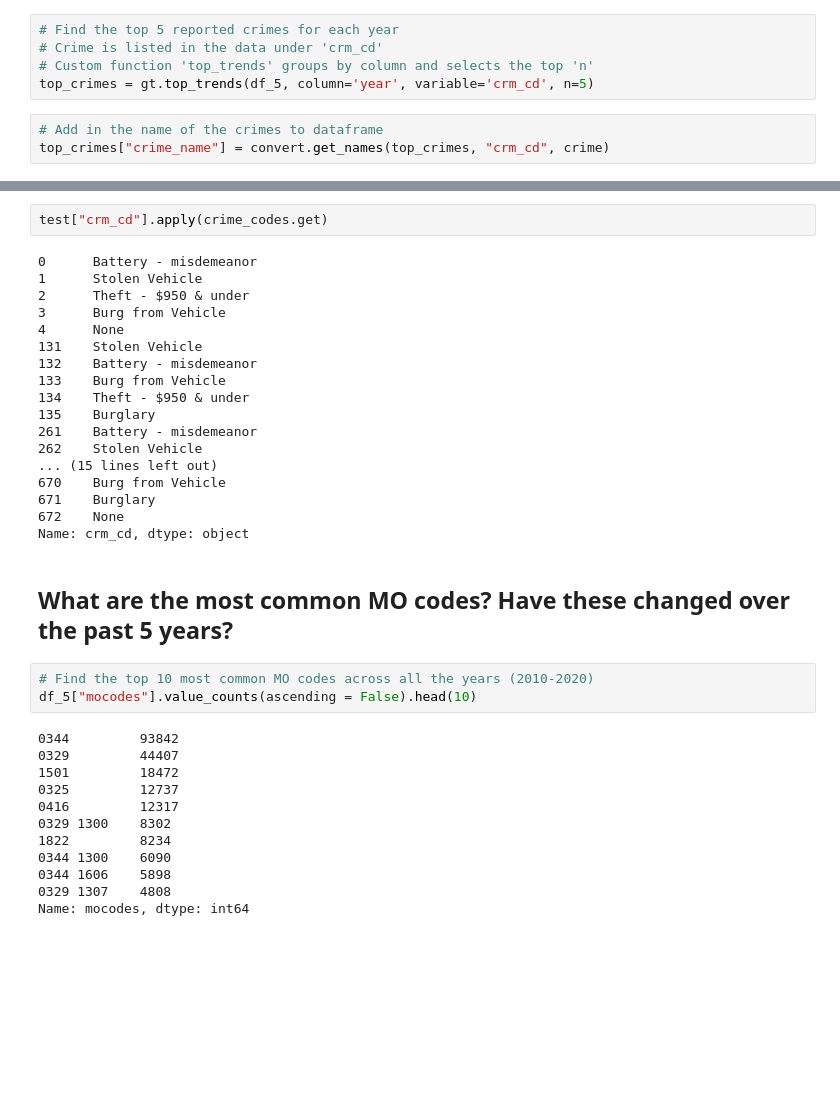
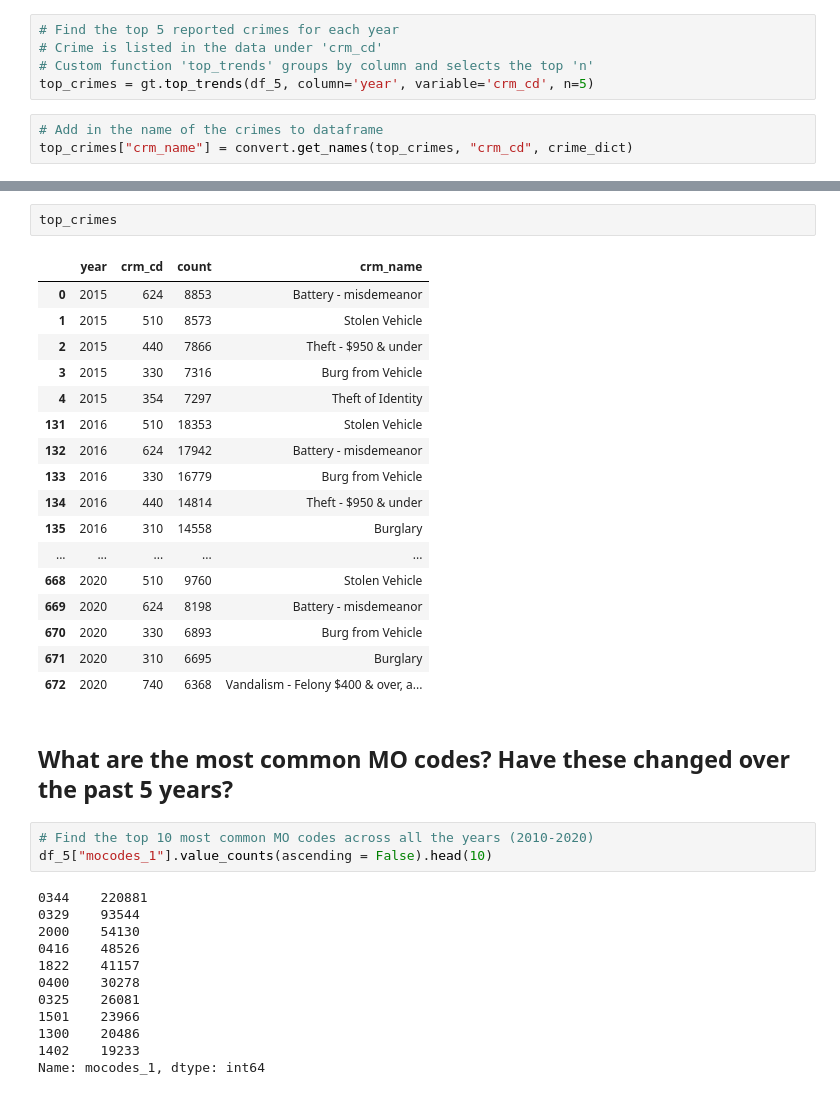
Before and after one commit to veeps/LA_innovation_team, a Jupyter notebook: code/002_EDA.ipynb, the cells around one changed output, grey strips where cells are left out. Drawn from its saved outputs; the diff is of its cells as text; blank space fills up the shorter version.

Commit message:
moved crime and MO codes to json files

```diff
--- a/code/002_EDA.ipynb
+++ b/code/002_EDA.ipynb
@@ -72,4 +73,4 @@ df_5 = df[df["date_rptd"] > (pd.datetime.now()- pd.DateOffset(years=5))]
 top_crimes = gt.top_trends(df_5, column='year', variable='crm_cd', n=5)
 # %%
 # Add in the name of the crimes to dataframe
-top_crimes["crime_name"] = convert.get_names(top_crimes, "crm_cd", crime)
+top_crimes["crm_name"] = convert.get_names(top_crimes, "crm_cd", crime_dict)
@@ -98,40 +77,40 @@ test
-# %%
-test["crm_cd"].apply(crime_codes.get)
-# %% [output]
-0      Battery - misdemeanor
-1      Stolen Vehicle
-2      Theft - $950 & under
-3      Burg from Vehicle
-4      None
-131    Stolen Vehicle
-132    Battery - misdemeanor
-133    Burg from Vehicle
-134    Theft - $950 & under
-135    Burglary
-261    Battery - misdemeanor
-262    Stolen Vehicle
-... (15 lines left out)
-670    Burg from Vehicle
-671    Burglary
-672    None
-Name: crm_cd, dtype: object
+# %%
+top_crimes
+# %% [output]
+|  | year | crm_cd | count | crm_name |
+| 0 | 2015 | 624 | 8853 | Battery - misdemeanor |
+| 1 | 2015 | 510 | 8573 | Stolen Vehicle |
+| 2 | 2015 | 440 | 7866 | Theft - $950 & under |
+| 3 | 2015 | 330 | 7316 | Burg from Vehicle |
+| 4 | 2015 | 354 | 7297 | Theft of Identity |
+| 131 | 2016 | 510 | 18353 | Stolen Vehicle |
+| 132 | 2016 | 624 | 17942 | Battery - misdemeanor |
+| 133 | 2016 | 330 | 16779 | Burg from Vehicle |
+| 134 | 2016 | 440 | 14814 | Theft - $950 & under |
+| 135 | 2016 | 310 | 14558 | Burglary |
+| ... | ... | ... | ... | ... |
+| 668 | 2020 | 510 | 9760 | Stolen Vehicle |
+| 669 | 2020 | 624 | 8198 | Battery - misdemeanor |
+| 670 | 2020 | 330 | 6893 | Burg from Vehicle |
+| 671 | 2020 | 310 | 6695 | Burglary |
+| 672 | 2020 | 740 | 6368 | Vandalism - Felony $400 & over, a... |
 # %% [markdown]
 ## What are the most common MO codes? Have these changed over the past 5 years?
 # %%
 # Find the top 10 most common MO codes across all the years (2010-2020)
-df_5["mocodes"].value_counts(ascending = False).head(10)
+df_5["mocodes_1"].value_counts(ascending = False).head(10)
 # %% [output]
-0344         93842
-0329         44407
-1501         18472
-0325         12737
-0416         12317
-0329 1300    8302
-1822         8234
-0344 1300    6090
-0344 1606    5898
-0329 1307    4808
-Name: mocodes, dtype: int64
+0344    220881
+0329    93544
+2000    54130
+0416    48526
+1822    41157
+0400    30278
+0325    26081
+1501    23966
+1300    20486
+1402    19233
+Name: mocodes_1, dtype: int64
 # %%
 # Find the top 10 MO codes for each year
 # MO code is listed in the data under 'mocodes'
```
Also changed, not shown: parts of 13 cells of this notebook, 1 other file.
